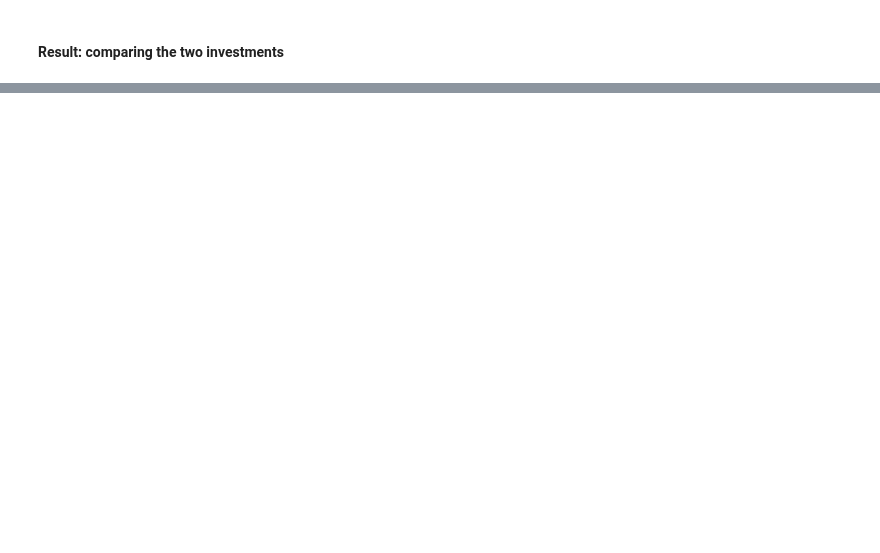
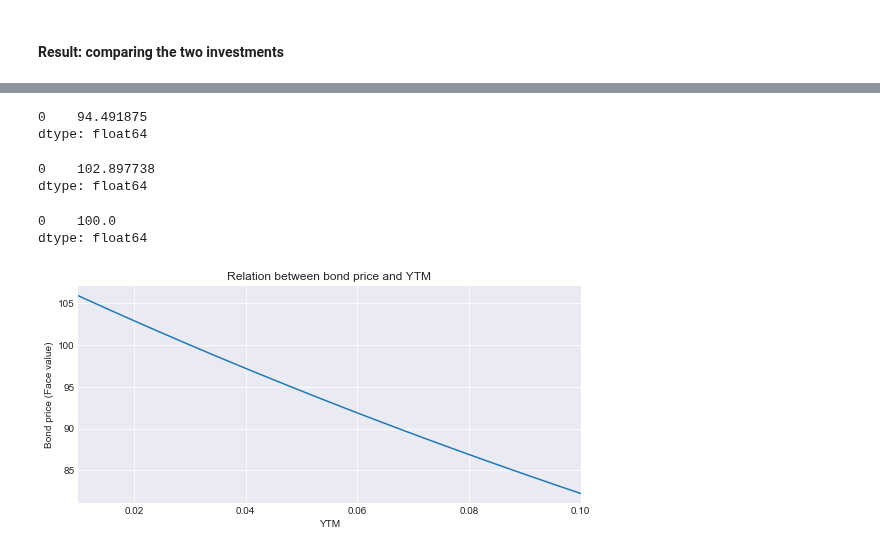
Before and after one commit to z4ir3/finance-courses, a Jupyter notebook: week-4.ipynb, the cells around one changed output, grey strips where cells are left out. Cells and saved outputs as stored; diff of their text form; code cells hidden in the pictures; blank space fills up the shorter version.

```diff
--- a/week-4.ipynb
+++ b/week-4.ipynb
@@ -485,0 +549,3 @@ plt.show()
+# %%
+cf = erk.bond_cash_flows(principal=principal, maturity=maturity, coupon_rate=coupon_rate, coupons_per_year=coupons_per_year)
+cf
@@ -485,0 +564,3 @@ plt.show()
+# %%
+bond_price = erk.bond_price(principal=principal, maturity=maturity, coupon_rate=coupon_rate, ytm=ytm, coupons_per_year=coupons_per_year)
+bond_price
@@ -485,0 +570,4 @@ plt.show()
+# %%
+# total sum paid by the bond if held until maturity
+tot_bond_paym = cf.sum()
+tot_bond_paym
@@ -485,0 +587,4 @@ plt.show()
+# %%
+# tot_bond_paym = bond_price * (1 + r)**maturity, hence
+r = (tot_bond_paym / bond_price )**(1/maturity) - 1
+r
@@ -485,0 +602,28 @@ plt.show()
+# %%
+# bond selling at discount: bond price smaller than face value
+erk.bond_price(principal=100, maturity=3, coupon_rate=0.03, ytm=0.05, coupons_per_year=2)
+# %% [output]
+0    94.491875
+dtype: float64
+# %%
+# bond selling at premium: bond price larger than face value
+erk.bond_price(principal=100, maturity=3, coupon_rate=0.03, ytm=0.02, coupons_per_year=2)
+# %% [output]
+0    102.897738
+dtype: float64
+# %%
+# bond selling at par: bond price equal to face value
+erk.bond_price(principal=100, maturity=3, coupon_rate=0.03, ytm=0.03, coupons_per_year=2)
+# %% [output]
+0    100.0
+dtype: float64
+# %%
+ytm = np.linspace(0.01, 0.10, 20)
+bond_prices = [erk.bond_price(maturity=3, coupon_rate=0.03, ytm=r, coupons_per_year=2) for r in ytm]
+
+ax = pd.DataFrame(bond_prices, index=ytm).plot(grid=True, title="Relation between bond price and YTM", figsize=(9,4), legend=False)
+ax.set_xlabel("YTM")
+ax.set_ylabel("Bond price (Face value)")
+plt.show()
+# %% [output]
+[figure, added]
```
Also changed, not shown: parts of 28 cells of this notebook.
